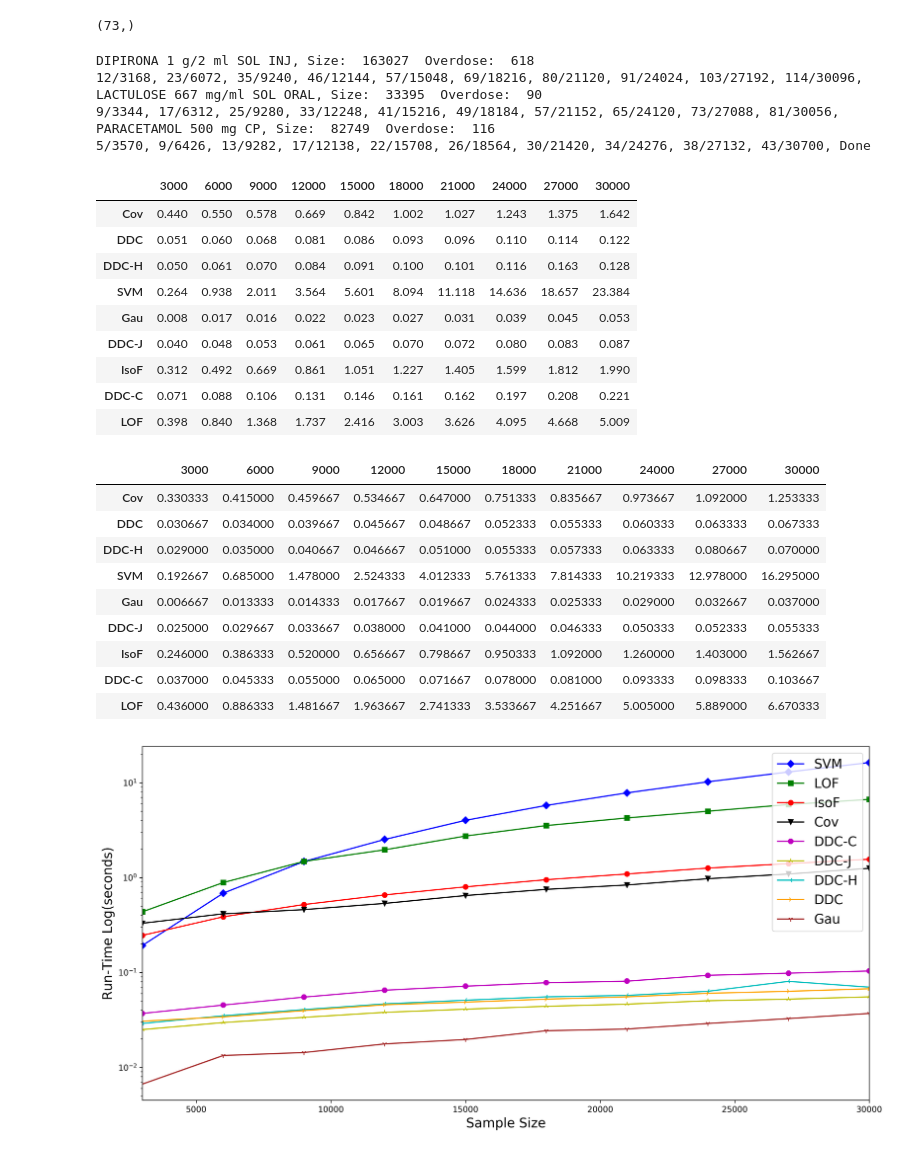
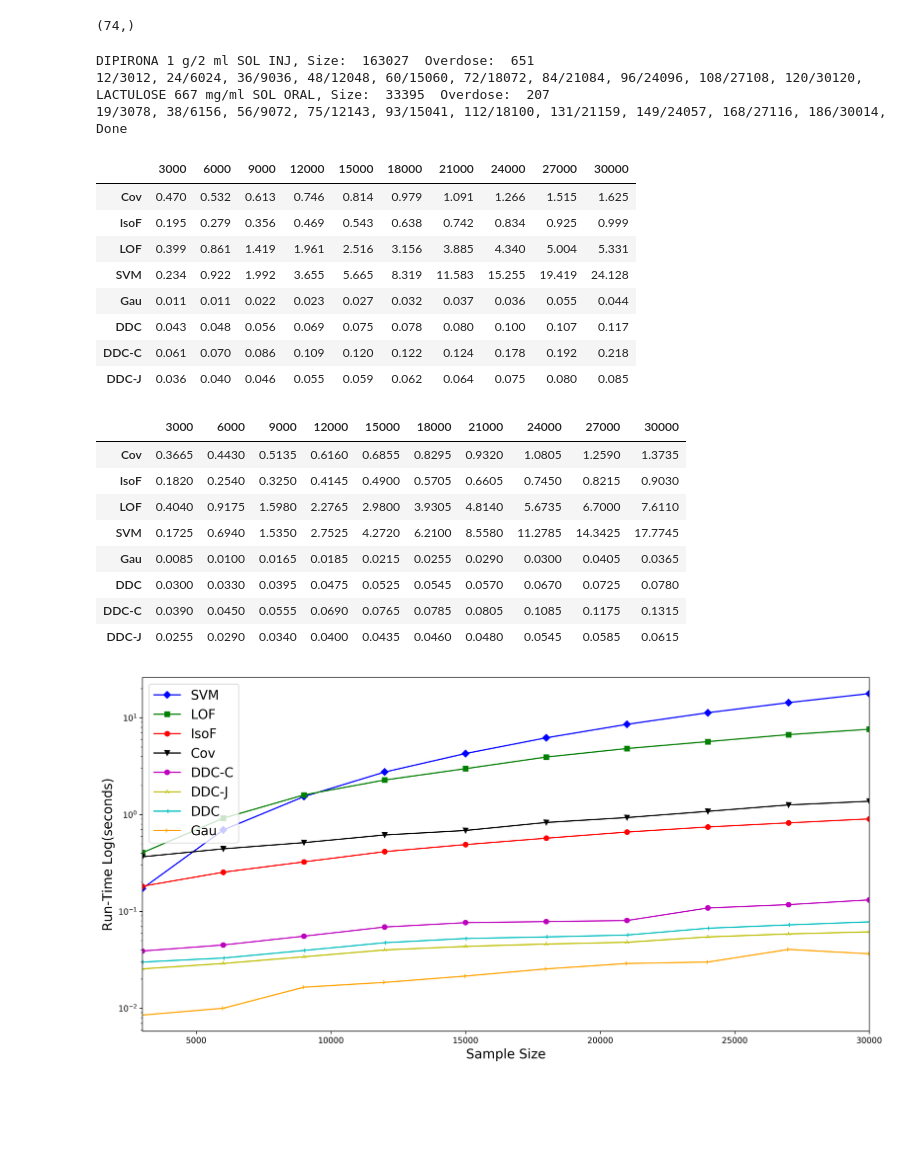
Before and after one commit to nlp-pucrs/prescription-outliers, a Jupyter notebook: paper_exp/Sec_VI_A_run_time_evaluation.ipynb, the cells around one changed output. Cells and saved outputs as stored; diff of their text form; code cells hidden in the pictures; blank space fills up the shorter version.

Commit message:
update runtime chart

```diff
--- a/paper_exp/Sec_VI_A_run_time_evaluation.ipynb
+++ b/paper_exp/Sec_VI_A_run_time_evaluation.ipynb
@@ -12,12 +12,12 @@ from sklearn.model_selection import StratifiedKFold
 import warnings
 warnings.filterwarnings('ignore')
 
-prescription = pd.read_csv('../data/prescriptions2017_clean.csv.gz', compression='gzip')
+prescription = pd.read_csv('../data/prescriptions_subdose.csv.gz', compression='gzip')
 # %%
 medications = outliers.getOverdoseMedications(prescription)
 medications.shape
 # %% [output]
-(73,)
+(74,)
 # %%
 all_times  = []
 
@@ -78,25 +78,23 @@ for med in np.asarray(medications):
 
 print('Done')
 # %% [output]
-DIPIRONA 1 g/2 ml SOL INJ, Size:  163027  Overdose:  618
-12/3168, 23/6072, 35/9240, 46/12144, 57/15048, 69/18216, 80/21120, 91/24024, 103/27192, 114/30096, LACTULOSE 667 mg/ml SOL ORAL, Size:  33395  Overdose:  90
-9/3344, 17/6312, 25/9280, 33/12248, 41/15216, 49/18184, 57/21152, 65/24120, 73/27088, 81/30056, PARACETAMOL 500 mg CP, Size:  82749  Overdose:  116
-5/3570, 9/6426, 13/9282, 17/12138, 22/15708, 26/18564, 30/21420, 34/24276, 38/27132, 43/30700, Done
+DIPIRONA 1 g/2 ml SOL INJ, Size:  163027  Overdose:  651
+12/3012, 24/6024, 36/9036, 48/12048, 60/15060, 72/18072, 84/21084, 96/24096, 108/27108, 120/30120, LACTULOSE 667 mg/ml SOL ORAL, Size:  33395  Overdose:  207
+19/3078, 38/6156, 56/9072, 75/12143, 93/15041, 112/18100, 131/21159, 149/24057, 168/27116, 186/30014, Done
 # %%
 all_times[1]
 # %% [output]
 |  | 3000 | 6000 | 9000 | 12000 | 15000 | 18000 | 21000 | 24000 | 27000 | 30000 |
-| Cov | 0.440 | 0.550 | 0.578 | 0.669 | 0.842 | 1.002 | 1.027 | 1.243 | 1.375 | 1.642 |
-| DDC | 0.051 | 0.060 | 0.068 | 0.081 | 0.086 | 0.093 | 0.096 | 0.110 | 0.114 | 0.122 |
-| DDC-H | 0.050 | 0.061 | 0.070 | 0.084 | 0.091 | 0.100 | 0.101 | 0.116 | 0.163 | 0.128 |
-| SVM | 0.264 | 0.938 | 2.011 | 3.564 | 5.601 | 8.094 | 11.118 | 14.636 | 18.657 | 23.384 |
-| Gau | 0.008 | 0.017 | 0.016 | 0.022 | 0.023 | 0.027 | 0.031 | 0.039 | 0.045 | 0.053 |
-| DDC-J | 0.040 | 0.048 | 0.053 | 0.061 | 0.065 | 0.070 | 0.072 | 0.080 | 0.083 | 0.087 |
-| IsoF | 0.312 | 0.492 | 0.669 | 0.861 | 1.051 | 1.227 | 1.405 | 1.599 | 1.812 | 1.990 |
-| DDC-C | 0.071 | 0.088 | 0.106 | 0.131 | 0.146 | 0.161 | 0.162 | 0.197 | 0.208 | 0.221 |
-| LOF | 0.398 | 0.840 | 1.368 | 1.737 | 2.416 | 3.003 | 3.626 | 4.095 | 4.668 | 5.009 |
+| Cov | 0.470 | 0.532 | 0.613 | 0.746 | 0.814 | 0.979 | 1.091 | 1.266 | 1.515 | 1.625 |
+| IsoF | 0.195 | 0.279 | 0.356 | 0.469 | 0.543 | 0.638 | 0.742 | 0.834 | 0.925 | 0.999 |
+| LOF | 0.399 | 0.861 | 1.419 | 1.961 | 2.516 | 3.156 | 3.885 | 4.340 | 5.004 | 5.331 |
+| SVM | 0.234 | 0.922 | 1.992 | 3.655 | 5.665 | 8.319 | 11.583 | 15.255 | 19.419 | 24.128 |
+| Gau | 0.011 | 0.011 | 0.022 | 0.023 | 0.027 | 0.032 | 0.037 | 0.036 | 0.055 | 0.044 |
+| DDC | 0.043 | 0.048 | 0.056 | 0.069 | 0.075 | 0.078 | 0.080 | 0.100 | 0.107 | 0.117 |
+| DDC-C | 0.061 | 0.070 | 0.086 | 0.109 | 0.120 | 0.122 | 0.124 | 0.178 | 0.192 | 0.218 |
+| DDC-J | 0.036 | 0.040 | 0.046 | 0.055 | 0.059 | 0.062 | 0.064 | 0.075 | 0.080 | 0.085 |
 # %%
-mean_time = pd.DataFrame(np.zeros((9,10)), index=results.index, columns=np.arange(3000,30001,3000))
+mean_time = pd.DataFrame(np.zeros((8,10)), index=results.index, columns=np.arange(3000,30001,3000))
 
 for df in all_times:
     for m in df.index:
@@ -108,33 +106,32 @@ mean_time = pd.DataFrame(mean_time, index=results.index, columns=np.arange(3000,
 mean_time
 # %% [output]
 |  | 3000 | 6000 | 9000 | 12000 | 15000 | 18000 | 21000 | 24000 | 27000 | 30000 |
-| Cov | 0.330333 | 0.415000 | 0.459667 | 0.534667 | 0.647000 | 0.751333 | 0.835667 | 0.973667 | 1.092000 | 1.253333 |
-| DDC | 0.030667 | 0.034000 | 0.039667 | 0.045667 | 0.048667 | 0.052333 | 0.055333 | 0.060333 | 0.063333 | 0.067333 |
-| DDC-H | 0.029000 | 0.035000 | 0.040667 | 0.046667 | 0.051000 | 0.055333 | 0.057333 | 0.063333 | 0.080667 | 0.070000 |
-| SVM | 0.192667 | 0.685000 | 1.478000 | 2.524333 | 4.012333 | 5.761333 | 7.814333 | 10.219333 | 12.978000 | 16.295000 |
-| Gau | 0.006667 | 0.013333 | 0.014333 | 0.017667 | 0.019667 | 0.024333 | 0.025333 | 0.029000 | 0.032667 | 0.037000 |
-| DDC-J | 0.025000 | 0.029667 | 0.033667 | 0.038000 | 0.041000 | 0.044000 | 0.046333 | 0.050333 | 0.052333 | 0.055333 |
-| IsoF | 0.246000 | 0.386333 | 0.520000 | 0.656667 | 0.798667 | 0.950333 | 1.092000 | 1.260000 | 1.403000 | 1.562667 |
-| DDC-C | 0.037000 | 0.045333 | 0.055000 | 0.065000 | 0.071667 | 0.078000 | 0.081000 | 0.093333 | 0.098333 | 0.103667 |
-| LOF | 0.436000 | 0.886333 | 1.481667 | 1.963667 | 2.741333 | 3.533667 | 4.251667 | 5.005000 | 5.889000 | 6.670333 |
+| Cov | 0.3665 | 0.4430 | 0.5135 | 0.6160 | 0.6855 | 0.8295 | 0.9320 | 1.0805 | 1.2590 | 1.3735 |
+| IsoF | 0.1820 | 0.2540 | 0.3250 | 0.4145 | 0.4900 | 0.5705 | 0.6605 | 0.7450 | 0.8215 | 0.9030 |
+| LOF | 0.4040 | 0.9175 | 1.5980 | 2.2765 | 2.9800 | 3.9305 | 4.8140 | 5.6735 | 6.7000 | 7.6110 |
+| SVM | 0.1725 | 0.6940 | 1.5350 | 2.7525 | 4.2720 | 6.2100 | 8.5580 | 11.2785 | 14.3425 | 17.7745 |
+| Gau | 0.0085 | 0.0100 | 0.0165 | 0.0185 | 0.0215 | 0.0255 | 0.0290 | 0.0300 | 0.0405 | 0.0365 |
+| DDC | 0.0300 | 0.0330 | 0.0395 | 0.0475 | 0.0525 | 0.0545 | 0.0570 | 0.0670 | 0.0725 | 0.0780 |
+| DDC-C | 0.0390 | 0.0450 | 0.0555 | 0.0690 | 0.0765 | 0.0785 | 0.0805 | 0.1085 | 0.1175 | 0.1315 |
+| DDC-J | 0.0255 | 0.0290 | 0.0340 | 0.0400 | 0.0435 | 0.0460 | 0.0480 | 0.0545 | 0.0585 | 0.0615 |
 # %%
 plt.figure(figsize=(16, 8), dpi= 300)
-methods = ['SVM','LOF','IsoF','Cov','DDC-C','DDC-J','DDC-H','DDC','Gau']
+methods = ['SVM','LOF','IsoF','Cov','DDC-C','DDC-J','DDC','Gau']
 colors = ['b', 'g', 'r', 'k', 'm', 'y', 'c', 'orange', 'brown']
 markers = ['D', 's', 'o', 'v', '8', '2', '3', '4', '1']
 i = 0
 for m in methods:
     plt.plot(np.asarray(mean_time.columns),np.asarray(mean_time.loc[m].values),
              c=colors[i],
              marker=markers[i],
              label=m)
     i += 1
 
 plt.legend(fontsize=16)
 plt.xlabel('Sample Size', fontsize=16)
 plt.ylabel('Run-Time Log(seconds)', fontsize=16)
 plt.yscale('log')
 plt.xlim(3000,30000)
 plt.show()
 # %% [output]
-[figure, old version]
+[figure, new version]
```
Also changed, not shown: 1 other file.
